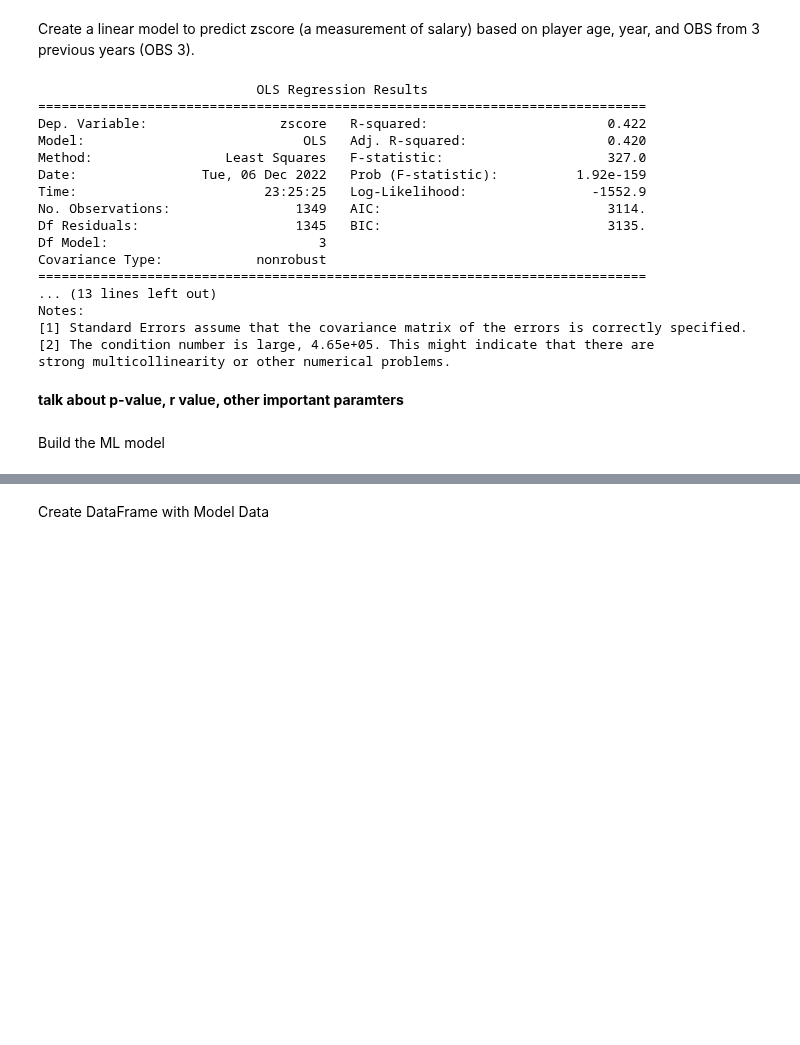
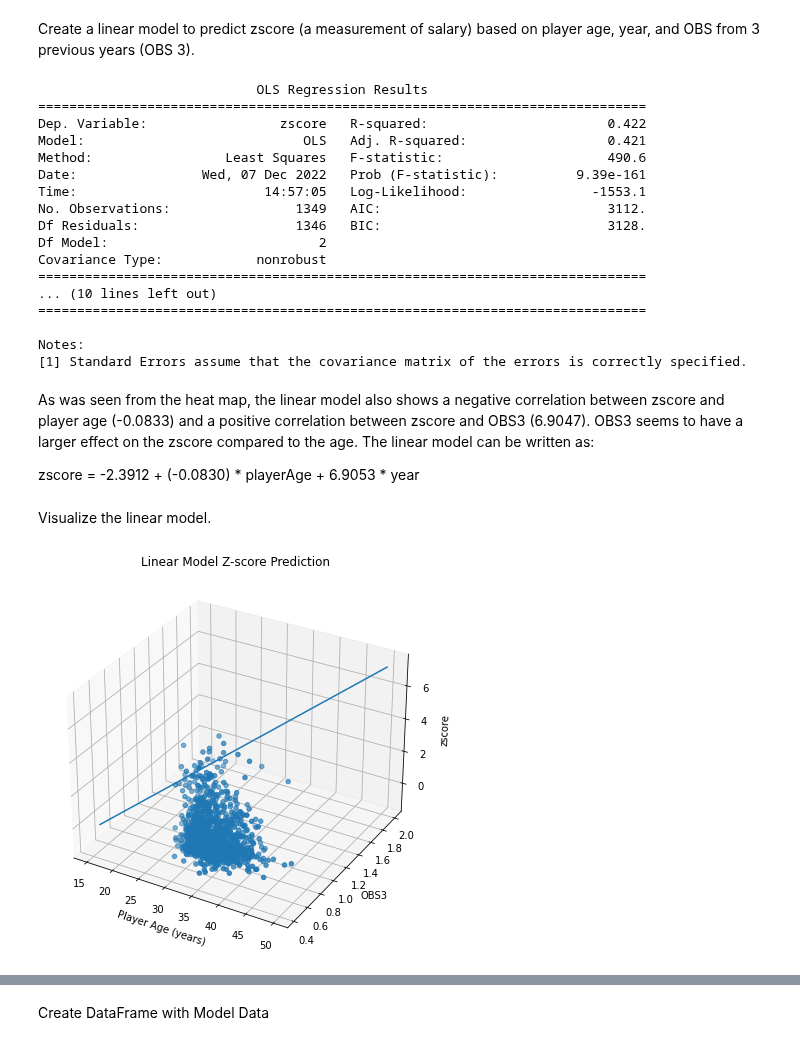
Before and after one commit to leo3friedman/baseball-salary-prediction, a Jupyter notebook: FinalProjectGroup_042-Fa22.ipynb, the cells around one changed output, grey strips where cells are left out. Drawn from its saved outputs; the diff is of its cells as text; code cells hidden in the pictures; blank space fills up the shorter version.

Commit message:
linear plot, conclusion

```diff
--- a/FinalProjectGroup_042-Fa22.ipynb
+++ b/FinalProjectGroup_042-Fa22.ipynb
@@ -708,7 +712,7 @@ From this plot we can see that out of all the batting statistics, SLG3 and OBS3
 # %% [markdown]
 Create a linear model to predict zscore (a measurement of salary) based on player age, year, and OBS from 3 previous years (OBS 3).
 # %%
-outcome, predictors = patsy.dmatrices('zscore ~ playerAge + OBS3 + year', contracts)
+outcome, predictors = patsy.dmatrices('zscore ~ playerAge + OBS3', contracts)
 mod = sm.OLS(outcome, predictors)
 res = mod.fit()
 print(res.summary())
@@ -716,21 +720,44 @@ print(res.summary())
                             OLS Regression Results
 ==============================================================================
 Dep. Variable:                 zscore   R-squared:                       0.422
-Model:                            OLS   Adj. R-squared:                  0.420
-Method:                 Least Squares   F-statistic:                     327.0
-Date:                Tue, 06 Dec 2022   Prob (F-statistic):          1.92e-159
-Time:                        23:25:25   Log-Likelihood:                -1552.9
-No. Observations:                1349   AIC:                             3114.
-Df Residuals:                    1345   BIC:                             3135.
-Df Model:                           3
+Model:                            OLS   Adj. R-squared:                  0.421
+Method:                 Least Squares   F-statistic:                     490.6
+Date:                Wed, 07 Dec 2022   Prob (F-statistic):          9.39e-161
+Time:                        14:57:05   Log-Likelihood:                -1553.1
+No. Observations:                1349   AIC:                             3112.
+Df Residuals:                    1346   BIC:                             3128.
+Df Model:                           2
 Covariance Type:            nonrobust
 ==============================================================================
-... (13 lines left out)
+... (10 lines left out)
+==============================================================================
+
 Notes:
 [1] Standard Errors assume that the covariance matrix of the errors is correctly specified.
-[2] The condition number is large, 4.65e+05. This might indicate that there are
-strong multicollinearity or other numerical problems.
-# %% [markdown]
-**talk about p-value, r value, other important paramters**
+# %% [markdown]
+As was seen from the heat map, the linear model also shows a negative correlation between zscore and player age (-0.0833) and a positive correlation between zscore and OBS3 (6.9047). OBS3 seems to have a larger effect on the zscore compared to the age. The linear model can be written as:
+
+zscore = -2.3912 + (-0.0830) * playerAge + 6.9053 * year
 # %% [markdown]
-Build the ML model
+Visualize the linear model.
+# %%
+# linear prediction
+x_model = np.linspace(15,50,100)
+y_model = np.linspace(0.5,2,100)
+z_model = res.params[0] + res.params[1] * x_model + res.params[2] * y_model
+# actual points
+x_actual = contracts['playerAge']
+y_actual = contracts['OBS3']
+z_actual = contracts['zscore']
+# set figure parameters
+fig = plt.figure(figsize = (7,7))
+ax = fig.add_subplot(111, projection='3d')
+ax.plot(x_model,y_model,z_model)
+ax.scatter(x_actual,y_actual,z_actual)
+ax.set_xlabel("Player Age (years)")
+ax.set_ylabel("OBS3")
+ax.set_zlabel("zscore")
+ax.set_title('Linear Model Z-score Prediction')
+plt.show()
+# %% [output]
+[figure, added]
```
Also changed, not shown: parts of 34 cells of this notebook.
